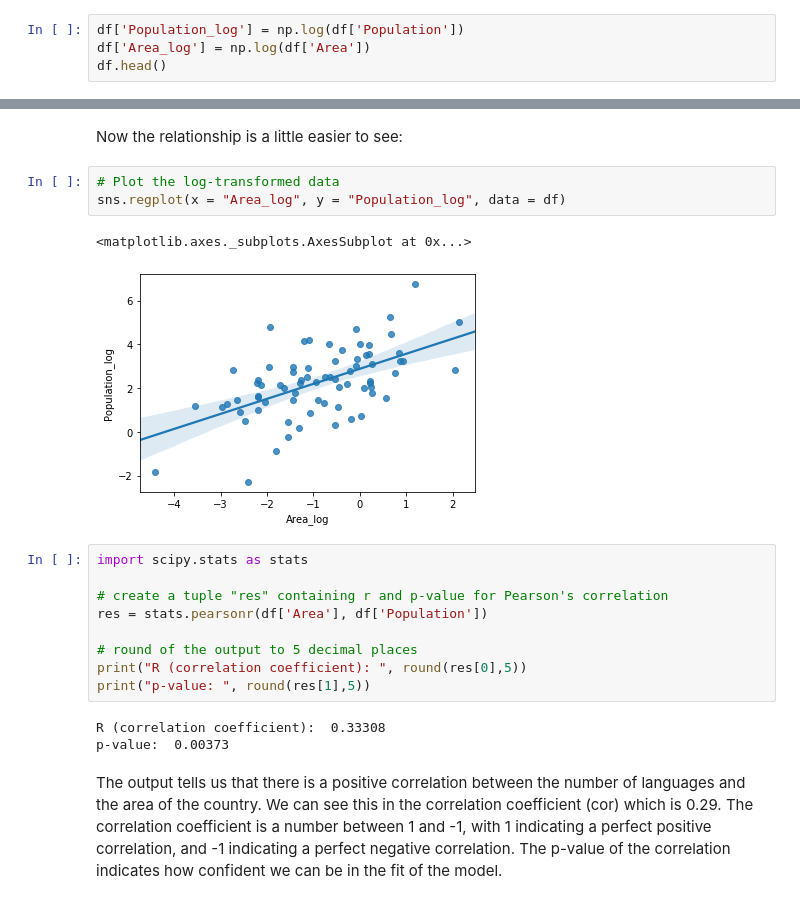
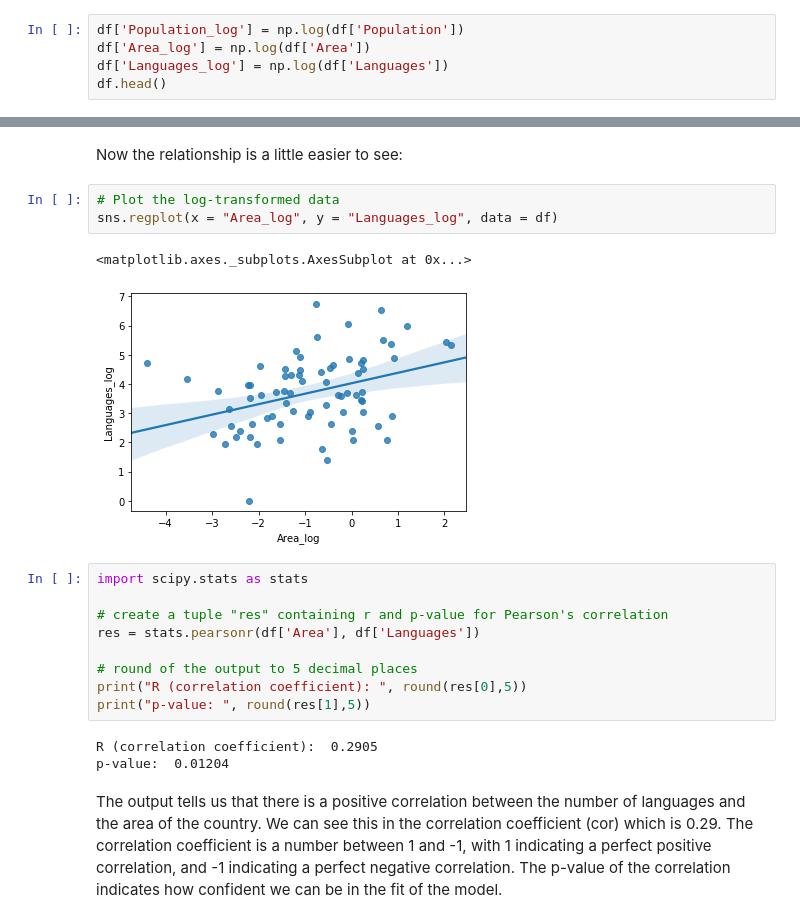
Before and after one commit to ethanweed/ethanweed.github.io, a Jupyter notebook: python-tutorials/analyzing-linear-relationships.ipynb, the cells around one changed output, grey strips where cells are left out. Saved outputs shown, nothing was run; the diff lists cells and outputs as text.

Commit message:
fixed stupid correlation error

```diff
--- a/python-tutorials/analyzing-linear-relationships.ipynb
+++ b/python-tutorials/analyzing-linear-relationships.ipynb
@@ -53,6 +53,7 @@ There does seem to be some sort of relationship here, but it is difficult to see
 # %%
 df['Population_log'] = np.log(df['Population'])
 df['Area_log'] = np.log(df['Area'])
+df['Languages_log'] = np.log(df['Languages'])
 df.head()
 # %% [output]
 |  | Country | Languages | Area | Population | Stations | MGS | GS_SD | Variable_GS | Used_in_1996 | ... |
@@ -65,22 +66,22 @@ df.head()
 Now the relationship is a little easier to see:
 # %%
 # Plot the log-transformed data
-sns.regplot(x = "Area_log", y = "Population_log", data = df)
+sns.regplot(x = "Area_log", y = "Languages_log", data = df)
 # %% [output]
 <matplotlib.axes._subplots.AxesSubplot at 0x...>
-[figure, old version]
+[figure, new version]
 # %%
 import scipy.stats as stats
 
 # create a tuple "res" containing r and p-value for Pearson's correlation
-res = stats.pearsonr(df['Area'], df['Population'])
+res = stats.pearsonr(df['Area'], df['Languages'])
 
 # round of the output to 5 decimal places
 print("R (correlation coefficient): ", round(res[0],5))
 print("p-value: ", round(res[1],5))
 # %% [output]
-R (correlation coefficient):  0.33308
-p-value:  0.00373
+R (correlation coefficient):  0.2905
+p-value:  0.01204
 # %% [markdown]
 The output tells us that there is a positive correlation between the number of languages and the area of the country. We can see this in the correlation coefficient (cor) which is 0.29. The correlation coefficient is a number between 1 and -1, with 1 indicating a perfect positive correlation, and -1 indicating a perfect negative correlation. The p-value of the correlation indicates how confident we can be in the fit of the model.
 # %% [markdown]
```
Also changed, not shown: parts of 1 cell of this notebook, 1 other file.
